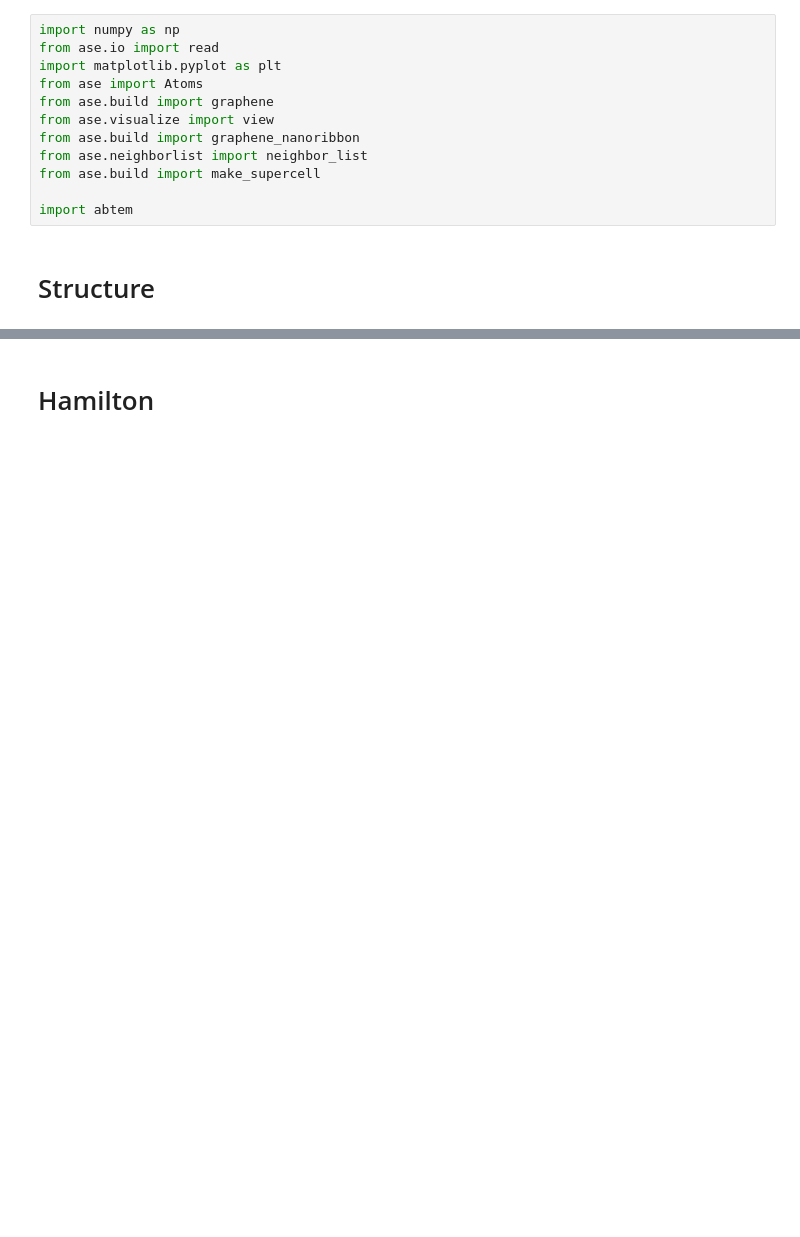
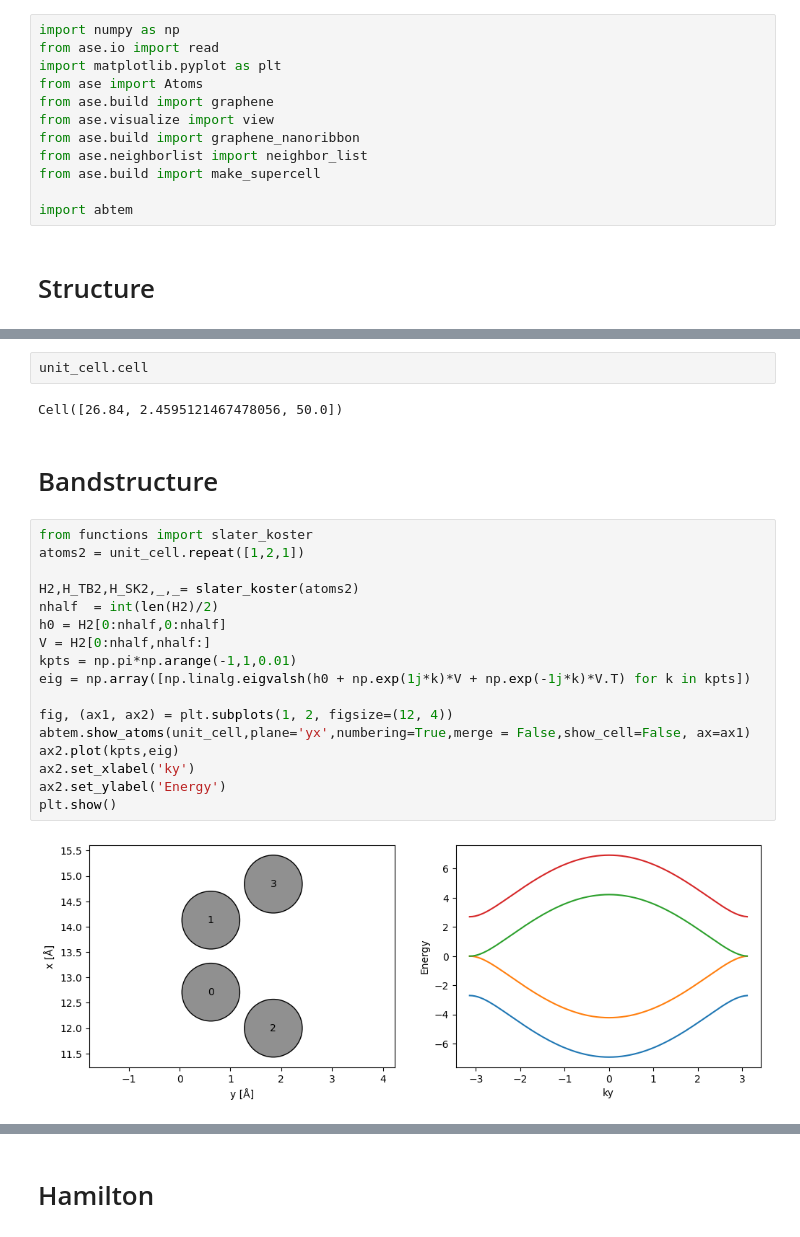
Before and after one commit to KayaGerds/Project, a Jupyter notebook: Main_oli.ipynb, the cells around one changed output, grey strips where cells are left out. Saved outputs shown, nothing was run; the diff lists cells and outputs as text; blank space fills up the shorter version.

```diff
--- a/Main_oli.ipynb
+++ b/Main_oli.ipynb
@@ -58,4 +56,29 @@ abtem.show_atoms(NR,plane='yx',numbering=True,merge = False,show_cell=False,figs
 Cell([26.84, 17.21658502723464, 50.0])
 (<Figure size 1000x500 with 1 Axes>, <Axes: xlabel='y [Å]', ylabel='x [Å]'>)
 [figure]
+# %%
+unit_cell.cell
+# %% [output]
+Cell([26.84, 2.4595121467478056, 50.0])
+# %% [markdown]
+# Bandstructure
+# %%
+from functions import slater_koster
+atoms2 = unit_cell.repeat([1,2,1])
+
+H2,H_TB2,H_SK2,_,_= slater_koster(atoms2)
+nhalf  = int(len(H2)/2)
+h0 = H2[0:nhalf,0:nhalf]
+V = H2[0:nhalf,nhalf:]
+kpts = np.pi*np.arange(-1,1,0.01)
+eig = np.array([np.linalg.eigvalsh(h0 + np.exp(1j*k)*V + np.exp(-1j*k)*V.T) for k in kpts])
+
+fig, (ax1, ax2) = plt.subplots(1, 2, figsize=(12, 4))
+abtem.show_atoms(unit_cell,plane='yx',numbering=True,merge = False,show_cell=False, ax=ax1)
+ax2.plot(kpts,eig)
+ax2.set_xlabel('ky')
+ax2.set_ylabel('Energy')
+plt.show()
+# %% [output]
+[figure, added]
 # %% [markdown]
```
Also changed, not shown: parts of 34 cells of this notebook, 29 other files.
